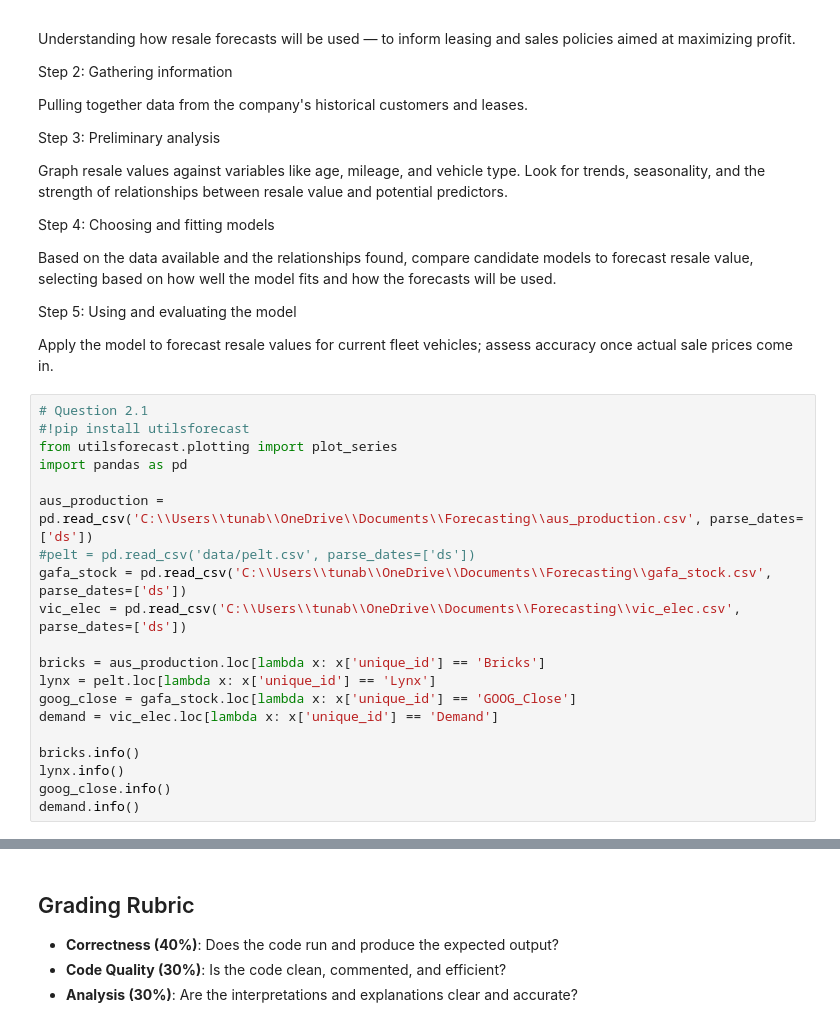
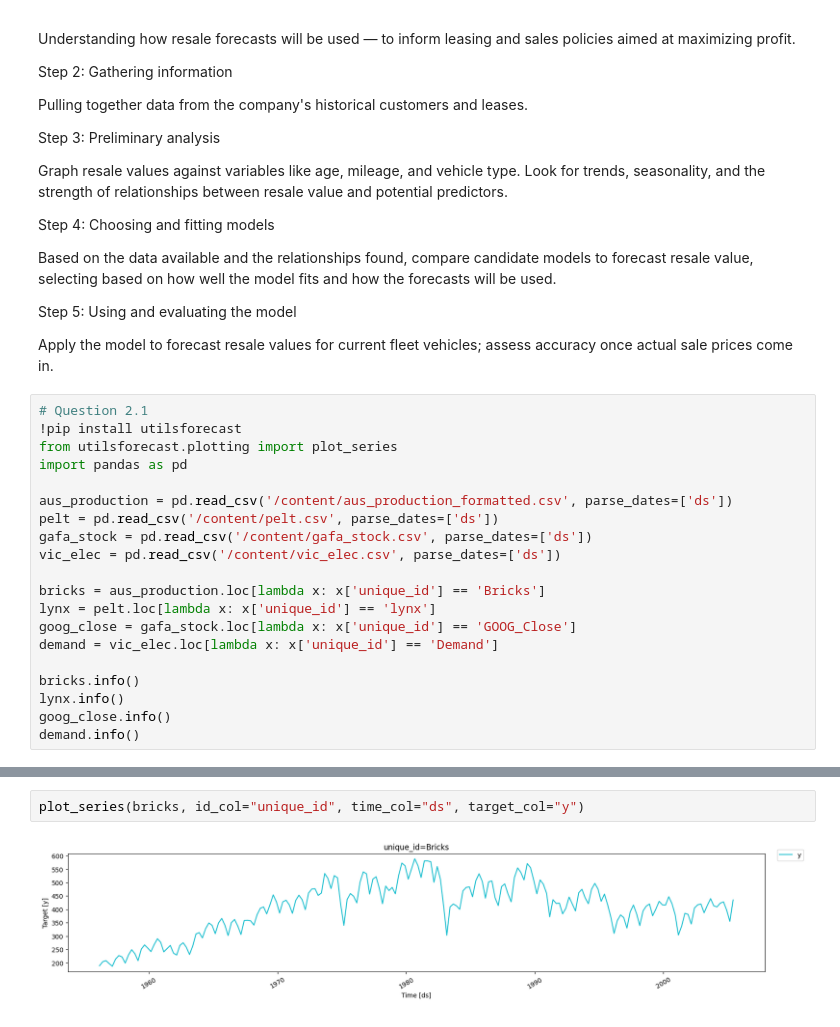
Before and after one commit to degnann-cpu/DSE6230-forecasting-class-course-materials, a Jupyter notebook: assignments/week01_assignment_nd.ipynb, the cells around one changed output, grey strips where cells are left out. Drawn from its saved outputs; the diff is of its cells as text.

```diff
--- a/assignments/week01_assignment_nd.ipynb
+++ b/assignments/week01_assignment_nd.ipynb
@@ -200,17 +205,17 @@ Step 5: Using and evaluating the model
 Apply the model to forecast resale values for current fleet vehicles; assess accuracy once actual sale prices come in.
 # %%
 # Question 2.1
-#!pip install utilsforecast
+!pip install utilsforecast
 from utilsforecast.plotting import plot_series
 import pandas as pd
 
-aus_production = pd.read_csv('C:\\Users\\tunab\\OneDrive\\Documents\\Forecasting\\aus_production.csv', parse_dates=['ds'])
-#pelt = pd.read_csv('data/pelt.csv', parse_dates=['ds'])
-gafa_stock = pd.read_csv('C:\\Users\\tunab\\OneDrive\\Documents\\Forecasting\\gafa_stock.csv', parse_dates=['ds'])
-vic_elec = pd.read_csv('C:\\Users\\tunab\\OneDrive\\Documents\\Forecasting\\vic_elec.csv', parse_dates=['ds'])
+aus_production = pd.read_csv('/content/aus_production_formatted.csv', parse_dates=['ds'])
+pelt = pd.read_csv('/content/pelt.csv', parse_dates=['ds'])
+gafa_stock = pd.read_csv('/content/gafa_stock.csv', parse_dates=['ds'])
+vic_elec = pd.read_csv('/content/vic_elec.csv', parse_dates=['ds'])
 
 bricks = aus_production.loc[lambda x: x['unique_id'] == 'Bricks']
-lynx = pelt.loc[lambda x: x['unique_id'] == 'Lynx']
+lynx = pelt.loc[lambda x: x['unique_id'] == 'lynx']
 goog_close = gafa_stock.loc[lambda x: x['unique_id'] == 'GOOG_Close']
 demand = vic_elec.loc[lambda x: x['unique_id'] == 'Demand']
 
@@ -223,5 +244,4 @@ FileNotFoundError: [Errno 2] No such file or directory: 'C:\\Users\\tunab\\OneDr
-# %% [markdown]
-## Grading Rubric
-- **Correctness (40%)**: Does the code run and produce the expected output?
-- **Code Quality (30%)**: Is the code clean, commented, and efficient?
-- **Analysis (30%)**: Are the interpretations and explanations clear and accurate?
+# %%
+plot_series(bricks, id_col="unique_id", time_col="ds", target_col="y")
+# %% [output]
+[figure, added]
```
Also changed, not shown: parts of 16 cells of this notebook.
